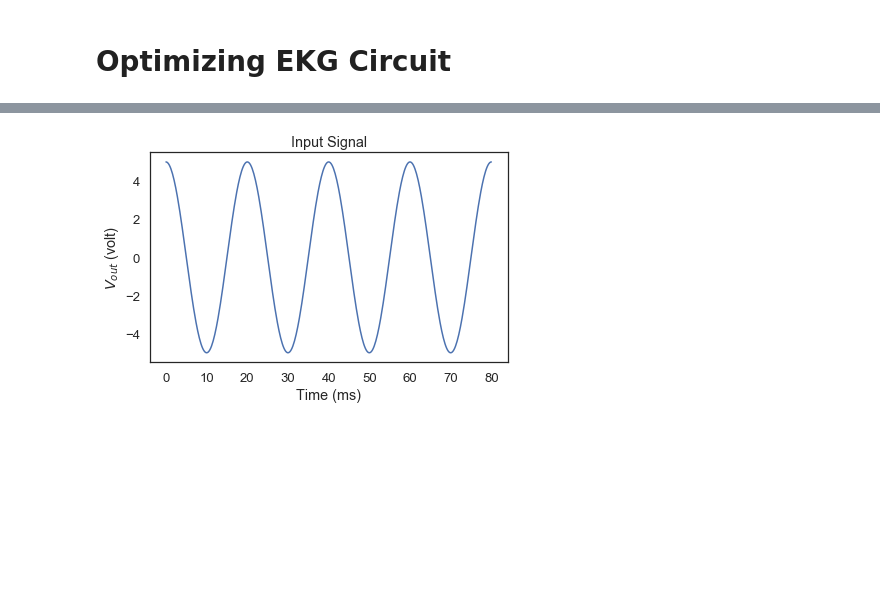
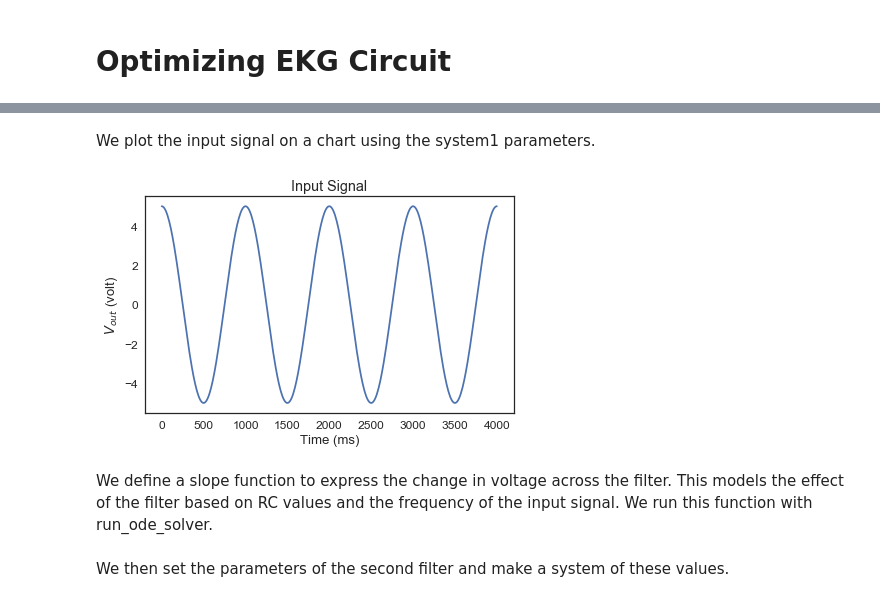
Before and after one commit to arwensadler/ModSimPy, a Jupyter notebook: code/EKG Circuit Optimization Final.ipynb, the cells around one changed output, grey strips where cells are left out. Saved outputs shown, nothing was run; the diff lists cells and outputs as text; code cells hidden in the pictures; blank space fills up the shorter version.

```diff
--- a/code/EKG Circuit Optimization Final.ipynb
+++ b/code/EKG Circuit Optimization Final.ipynb
@@ -24,0 +40,5 @@ input_freq = Params(
+# %%
+#Change the input signal frequnecy
+input_freq = Params(
+    f = 1
+)
@@ -75,13 +106,17 @@ system1 = make_system(params1)
+# %% [markdown]
+We plot the input signal on a chart using the system1 parameters.
 # %%
 x = linspace(0, system1.t_end * 1000, 401)
-v = A * np.cos(2 * pi * (f / 1000) * x)
+v = system1.A * np.cos(2 * pi * (system1.f / 1000) * x)
 plt.plot(x, v)
 decorate(xlabel='Time (ms)',
              ylabel='$V_{out}$ (volt)',
              title='Input Signal',
              legend=False)
 # %% [output]
-[figure, old version]
+[figure, new version]
+# %% [markdown]
+We define a slope function to express the change in voltage across the filter.  This models the effect of the filter based on RC values and the frequency of the input signal.  We run this function with run_ode_solver.
 # %%
 def slope_func_init(state, t, system):
     """Makes a slope function to update the state.
@@ -119,6 +164,8 @@ def plot_results(results):
     decorate(xlabel=xlabel,
              ylabel='$V_{out}$ (volt)',
              legend=False)
+# %% [markdown]
+We then set the parameters of the second filter and make a system of these values.
 # %%
 params2 = Params(
     R = 100e3,   # ohm
```
Also changed, not shown: parts of 114 cells of this notebook.
